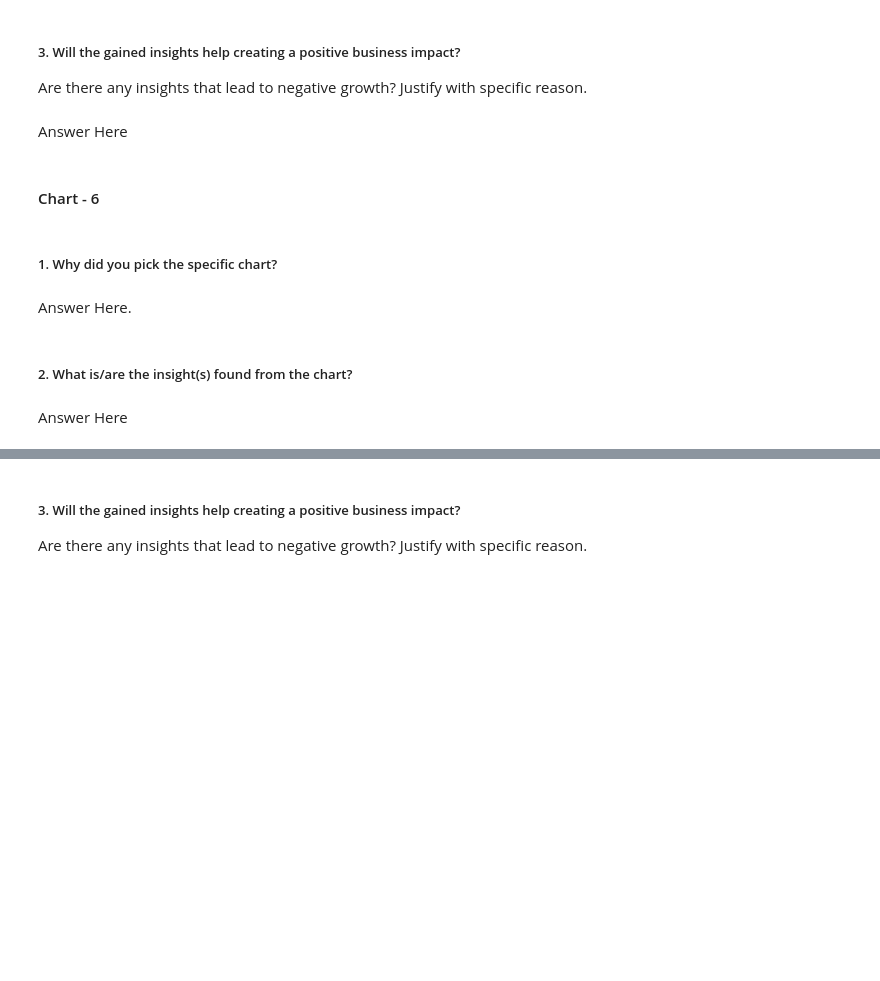
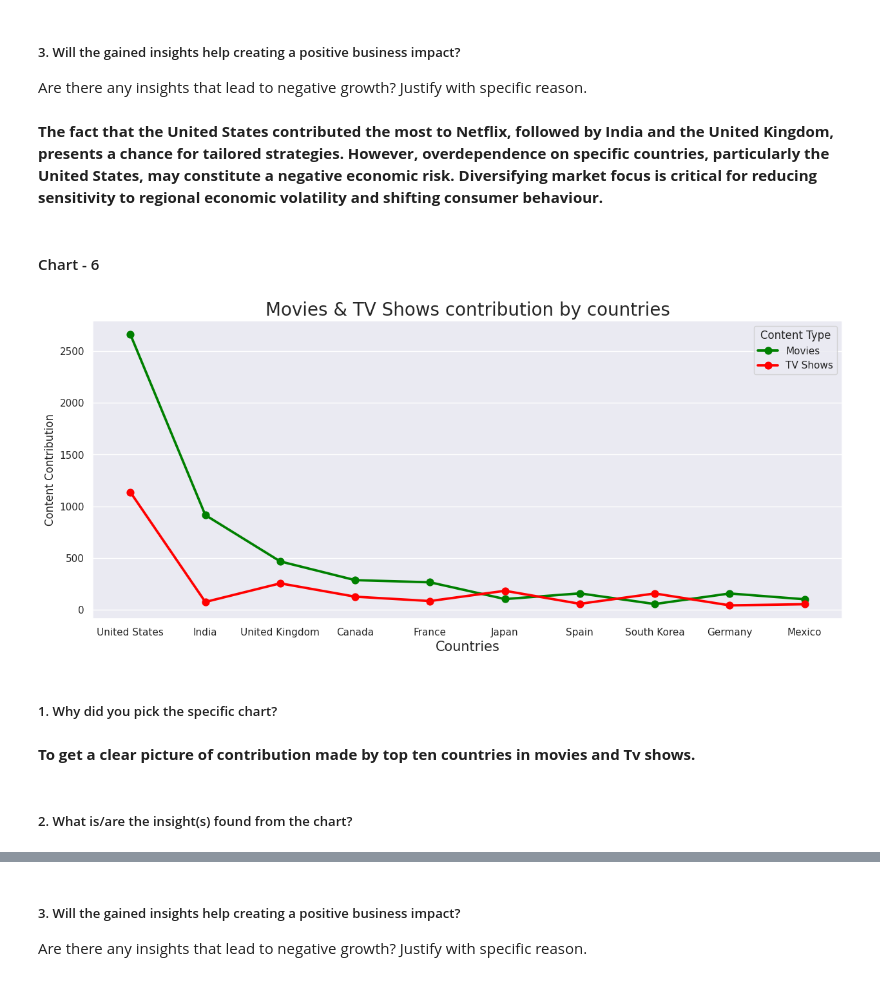
Before and after one commit to pranjalikathait/Machine_Learning, a Jupyter notebook: Copy_of_Sample_ML_Submission_Template.ipynb, the cells around one changed output, grey strips where cells are left out. Drawn from its saved outputs; the diff is of its cells as text; code cells hidden in the pictures; blank space fills up the shorter version.

```diff
--- a/Copy_of_Sample_ML_Submission_Template.ipynb
+++ b/Copy_of_Sample_ML_Submission_Template.ipynb
@@ -559,7 +618,7 @@ Answer Here
 # %% [markdown]
 ##### 3. Will the gained insights help creating a positive business impact?
 Are there any insights that lead to negative growth? Justify with specific reason.
-# %% [markdown]
-Answer Here
+# %% [markdown]
+**The fact that the United States contributed the most to Netflix, followed by India and the United Kingdom, presents a chance for tailored strategies. However, overdependence on specific countries, particularly the United States, may constitute a negative economic risk. Diversifying market focus is critical for reducing sensitivity to regional economic volatility and shifting consumer behaviour.**
 # %% [markdown]
 #### Chart - 6
@@ -568,8 +625,22 @@ Answer Here
+# %%
+plt.figure(figsize=(15, 6))
+
+# Visualizing pointplot plots for movies and TV shows
+sns.pointplot(data=top_10_countries, x='country', y='movies', color='green', label='Movies')
+sns.pointplot(data=top_10_countries, x='country', y='tv_shows', color='red', label='TV Shows')
+
+# Adding legend
+plt.legend(title='Content Type')
+
+plt.title("Movies & TV Shows contribution by countries", size=20)
+plt.xlabel("Countries", size=15)
+plt.ylabel("Content Contribution")
+plt.show()
+# %% [output]
+[figure, added]
 # %% [markdown]
 ##### 1. Why did you pick the specific chart?
-# %% [markdown]
-Answer Here.
+# %% [markdown]
+**To get a clear picture of contribution made by top ten countries in movies and Tv shows.**
 # %% [markdown]
 ##### 2. What is/are the insight(s) found from the chart?
-# %% [markdown]
-Answer Here
```
Also changed, not shown: parts of 41 cells of this notebook.
